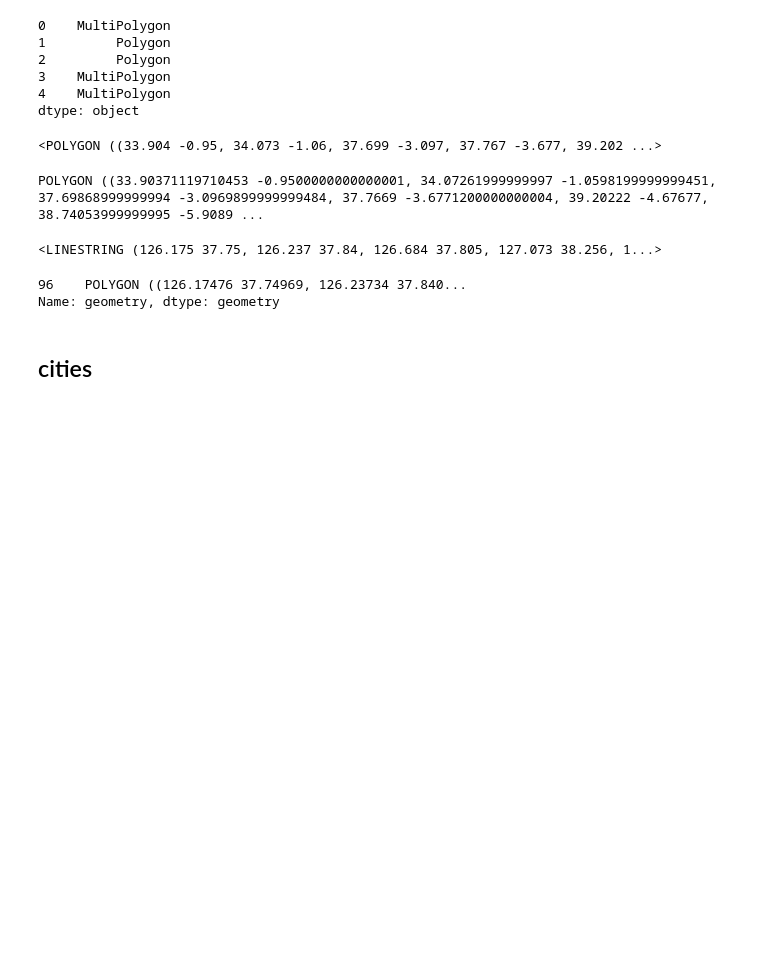
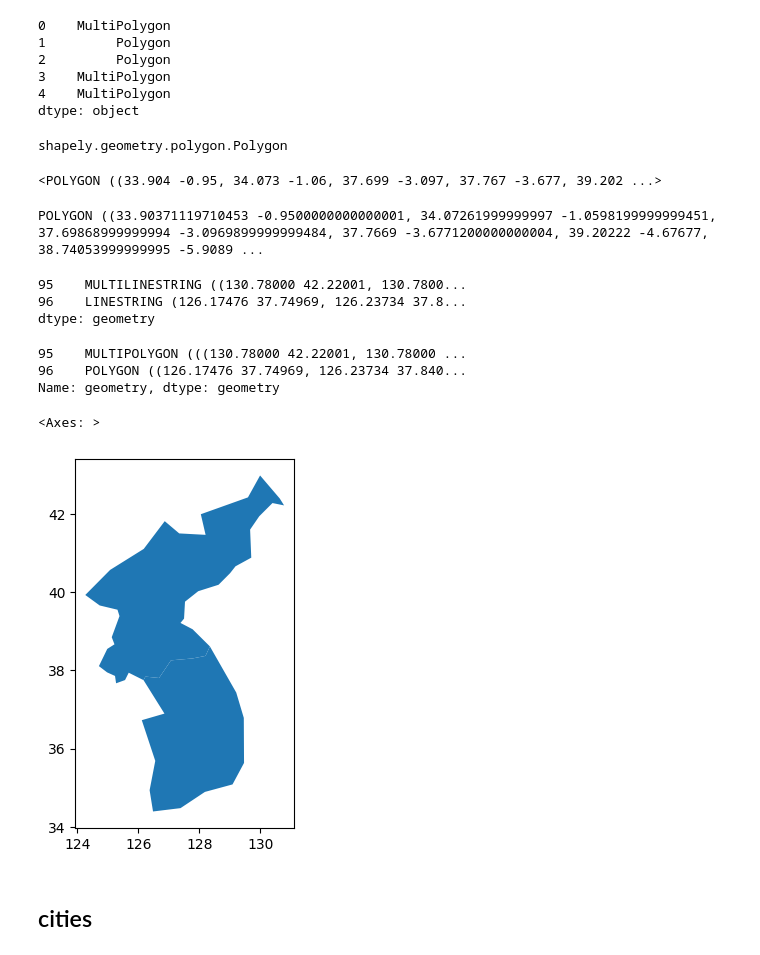
Before and after one commit to dschloe/streamlitbook-saraevan, a Jupyter notebook: ch03/step06_mapvisualization.ipynb, the cells around one changed output. Cells and saved outputs as stored; diff of their text form; code cells hidden in the pictures; blank space fills up the shorter version.

```diff
--- a/ch03/step06_mapvisualization.ipynb
+++ b/ch03/step06_mapvisualization.ipynb
@@ -155,23 +155,35 @@ world.geom_type[:5]
 4    MultiPolygon
 dtype: object
 # %%
-world.geometry[1]
+type(world.geometry[1])
 # %% [output]
-<POLYGON ((33.904 -0.95, 34.073 -1.06, 37.699 -3.097, 37.767 -3.677, 39.202 ...>
+shapely.geometry.polygon.Polygon
+# %%
+world.geometry[1]
+# %% [output]
+<POLYGON ((33.904 -0.95, 34.073 -1.06, 37.699 -3.097, 37.767 -3.677, 39.202 ...>
 # %%
 print(world.geometry[1])
 # %% [output]
 POLYGON ((33.90371119710453 -0.9500000000000001, 34.07261999999997 -1.0598199999999451, 37.69868999999994 -3.0969899999999484, 37.7669 -3.6771200000000004, 39.20222 -4.67677, 38.74053999999995 -5.9089 ...
 # %%
-kor_geom = world[world['name'] == 'South Korea'].geometry
+kor_geom = world[world['name'].isin(['South Korea', 'North Korea'])].geometry
 kor_geom.boundary.squeeze()
 # %% [output]
-<LINESTRING (126.175 37.75, 126.237 37.84, 126.684 37.805, 127.073 38.256, 1...>
+95    MULTILINESTRING ((130.78000 42.22001, 130.7800...
+96    LINESTRING (126.17476 37.74969, 126.23734 37.8...
+dtype: geometry
 # %%
 print(kor_geom)
 # %% [output]
+95    MULTIPOLYGON (((130.78000 42.22001, 130.78000 ...
 96    POLYGON ((126.17476 37.74969, 126.23734 37.840...
 Name: geometry, dtype: geometry
+# %%
+kor_geom.plot()
+# %% [output]
+<Axes: >
+[figure, added]
 # %% [markdown]
 ## cities
 # %%
```
Also changed, not shown: parts of 6 cells of this notebook, 2 other files.
